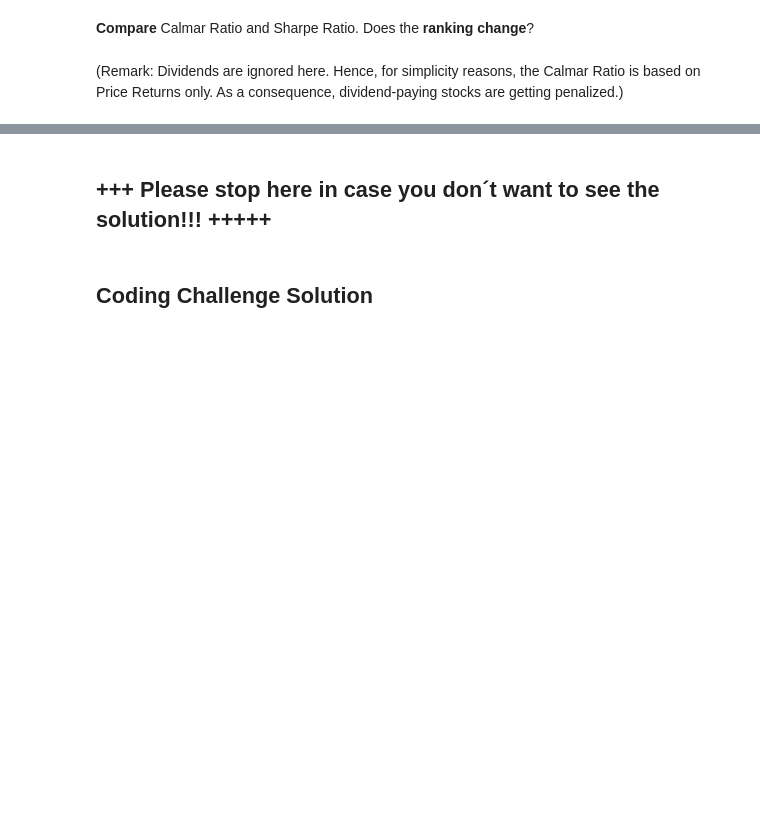
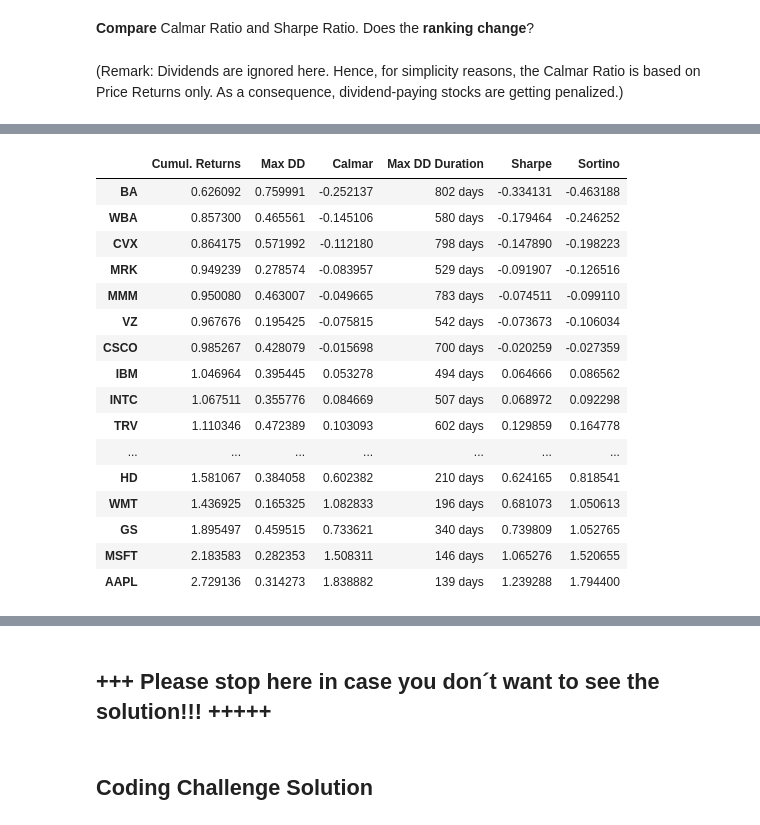
Before and after one commit to pianofreq/hagmann-perf-opt-course, a Jupyter notebook: PerfOptCourse/Section_1/NB_04_Maximum_Drawdown_Calmar.ipynb, the cells around one changed output, grey strips where cells are left out. Drawn from its saved outputs; the diff is of its cells as text; code cells hidden in the pictures; blank space fills up the shorter version.

```diff
--- a/PerfOptCourse/Section_1/NB_04_Maximum_Drawdown_Calmar.ipynb
+++ b/PerfOptCourse/Section_1/NB_04_Maximum_Drawdown_Calmar.ipynb
@@ -164,25 +157,0 @@ plt.style.use('seaborn')
-# %%
-raw      = pd.read_csv('Dow_Jones.csv', parse_dates=['Date'], index_col='Date')
-returns  = pd.DataFrame()
-
-logr     = np.log(raw / raw.shift(1)); logr.dropna(inplace=True)
-logrc    = logr.cumsum().apply(np.exp)
-logrcm   = logr.cummax()
-simp     = raw / raw.shift(1); simp.dropna(inplace=True); simp
-simpcum  = simp.cumprod()
-simpcumm = simpcum.cummax()
-td_years = (logrc.index[-1] - logrc.index[0]).days / 365.25
-cagr     = (logrc.iloc[-1]/logrc.iloc[0])**(1/td_years)-1
-drawdown = (-(simpcum - simpcumm)/simpcumm)
-
-#simpcumm.plot(figsize=(15,8)); simpcum.plot(figsize=(15,8))
-#plt.legend()
-plt.show()
-max_dd_date = drawdown.idxmax()
-begin = drawdown[drawdown==0].index
-end = begin[1:].append(pd.DatetimeIndex([drawdown.index[-1]]))
-periods = (end - begin)
-calmar = (cagr/drawdown.max()).to_frame().sort_values(by=0, ascending=False)
-calmar
-max_ddd = periods.max(); max_ddd
-drawdown.cummax().iloc[-1].sort_values().to_frame()
@@ -206,0 +268,20 @@ drawdown.cummax().iloc[-1].sort_values().to_frame()
+# %%
+results_frame.sort_values(by='Sharpe')
+# %% [output]
+|  | Cumul. Returns | Max DD | Calmar | Max DD Duration | Sharpe | Sortino |
+| BA | 0.626092 | 0.759991 | -0.252137 | 802 days | -0.334131 | -0.463188 |
+| WBA | 0.857300 | 0.465561 | -0.145106 | 580 days | -0.179464 | -0.246252 |
+| CVX | 0.864175 | 0.571992 | -0.112180 | 798 days | -0.147890 | -0.198223 |
+| MRK | 0.949239 | 0.278574 | -0.083957 | 529 days | -0.091907 | -0.126516 |
+| MMM | 0.950080 | 0.463007 | -0.049665 | 783 days | -0.074511 | -0.099110 |
+| VZ | 0.967676 | 0.195425 | -0.075815 | 542 days | -0.073673 | -0.106034 |
+| CSCO | 0.985267 | 0.428079 | -0.015698 | 700 days | -0.020259 | -0.027359 |
+| IBM | 1.046964 | 0.395445 | 0.053278 | 494 days | 0.064666 | 0.086562 |
+| INTC | 1.067511 | 0.355776 | 0.084669 | 507 days | 0.068972 | 0.092298 |
+| TRV | 1.110346 | 0.472389 | 0.103093 | 602 days | 0.129859 | 0.164778 |
+| ... | ... | ... | ... | ... | ... | ... |
+| HD | 1.581067 | 0.384058 | 0.602382 | 210 days | 0.624165 | 0.818541 |
+| WMT | 1.436925 | 0.165325 | 1.082833 | 196 days | 0.681073 | 1.050613 |
+| GS | 1.895497 | 0.459515 | 0.733621 | 340 days | 0.739809 | 1.052765 |
+| MSFT | 2.183583 | 0.282353 | 1.508311 | 146 days | 1.065276 | 1.520655 |
+| AAPL | 2.729136 | 0.314273 | 1.838882 | 139 days | 1.239288 | 1.794400 |
```
Also changed, not shown: parts of 12 cells of this notebook.
